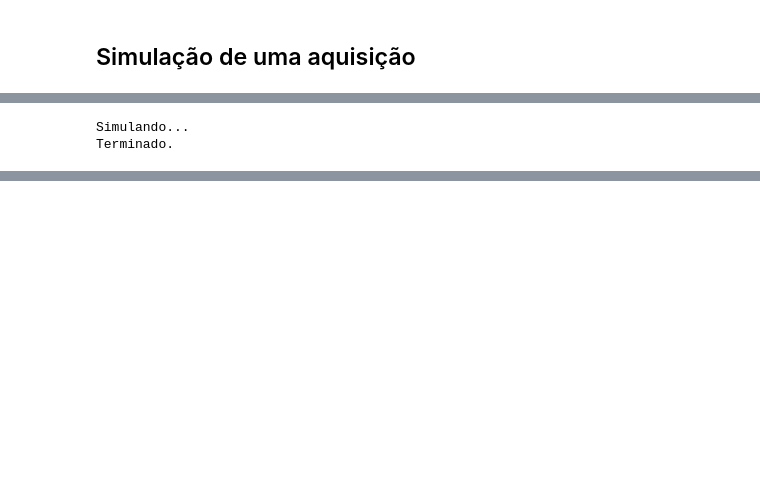
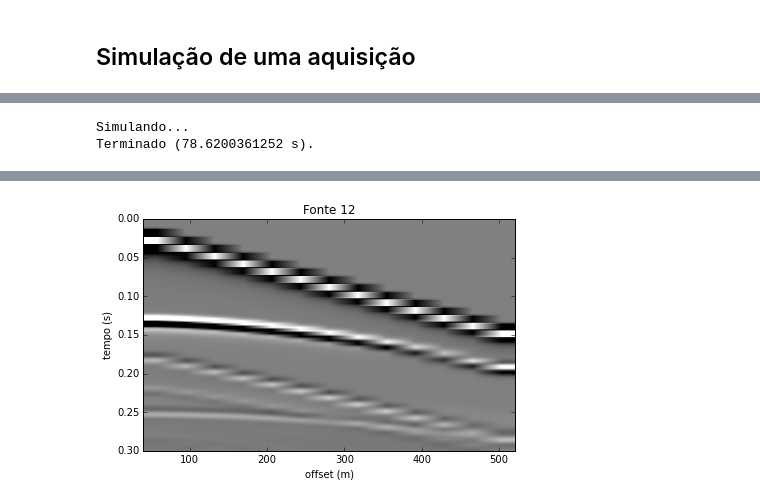
Before and after one commit to leouieda/geofisica2, a Jupyter notebook: notebooks/sismica-reflexao.ipynb, the cells around one changed output, grey strips where cells are left out. Saved outputs shown, nothing was run; the diff lists cells and outputs as text; code cells hidden in the pictures; blank space fills up the shorter version.

```diff
--- a/notebooks/sismica-reflexao.ipynb
+++ b/notebooks/sismica-reflexao.ipynb
@@ -129,6 +127,7 @@ plt.xlim(0, 300)
 # %%
-def run_sim(fonte, its=700):
-    sim = ElasticSH(velocidade, densidade, spacing=spacing, taper=0.005, padding=45, verbose=False)
-    sim.add_point_source((0, fonte), Ricker(5, 40, 2/40))
+def run_sim(fonte, end=0.3):
+    sim = ElasticSH(velocidade, densidade, spacing=spacing, taper=0.004, padding=60, verbose=False)
+    sim.add_point_source((0, fonte), Ricker(5, 60, 1/60))
+    its = int(end/sim.dt)
     sim.run(its)
     return sim
@@ -135,10 +140,11 @@ def run_sim(fonte, its=700):
 # %%
 print('Simulando...')
+t = time.time()
 pool = Pool()
 sims = pool.map(run_sim, fontes)
 pool.close()
-print('Terminado.')
+print('Terminado ({} s).'.format(time.time() - t))
 # %% [output]
 Simulando...
-Terminado.
+Terminado (78.6200361252 s).
 # %%
@@ -147,0 +158,14 @@ sims[15].animate(20, embed=True, dpi=50, fps=5, cutoff=0.0002, cmap='Greys')
+# %%
+def plot_shots(fonte):
+    shot = shots[fonte - 1]
+    plt.figure(figsize=(6, 6))
+    plt.title("Fonte {}".format(fonte))
+    x = offsets*spacing
+    mpl.seismic_image(shot, dt=dt, ranges=(x.min(), x.max()),
+                      vmin=-0.00005, vmax=0.00005, aspect=1000)
+    plt.xlabel(u'offset (m)')
+    plt.ylabel('tempo (s)')
+    plt.tight_layout()
+widgets.interactive(plot_shots, fonte=(1, len(fontes), 1))
+# %% [output]
+[figure, added]
```
Also changed, not shown: parts of 17 cells of this notebook.
